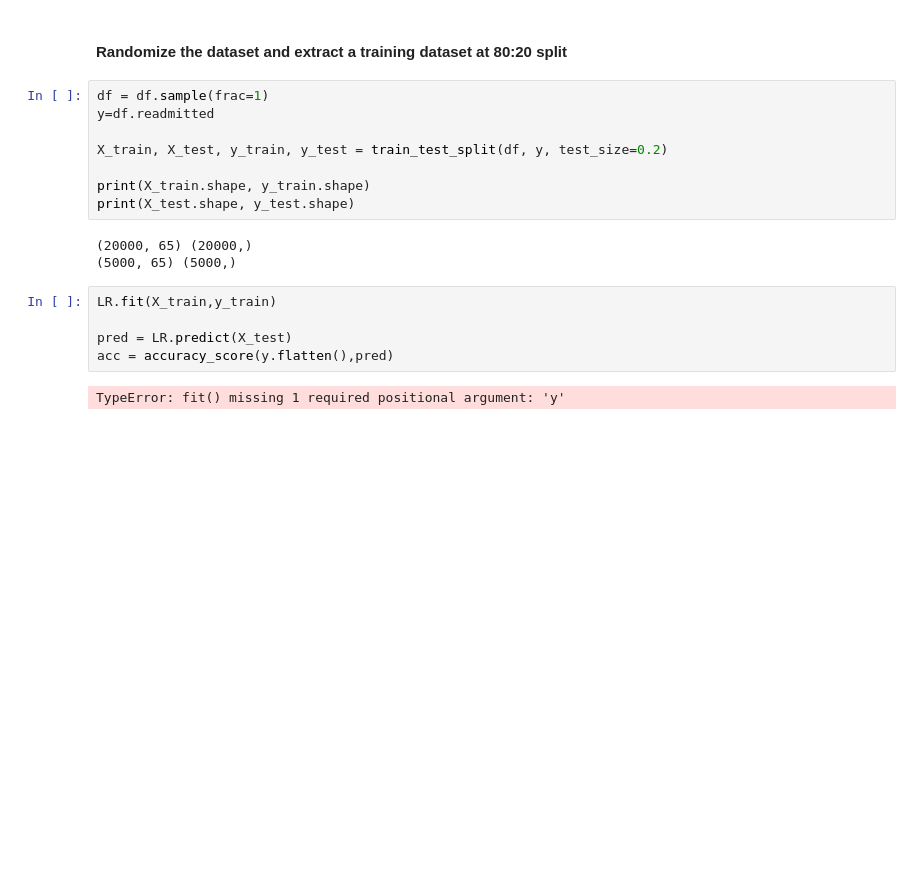
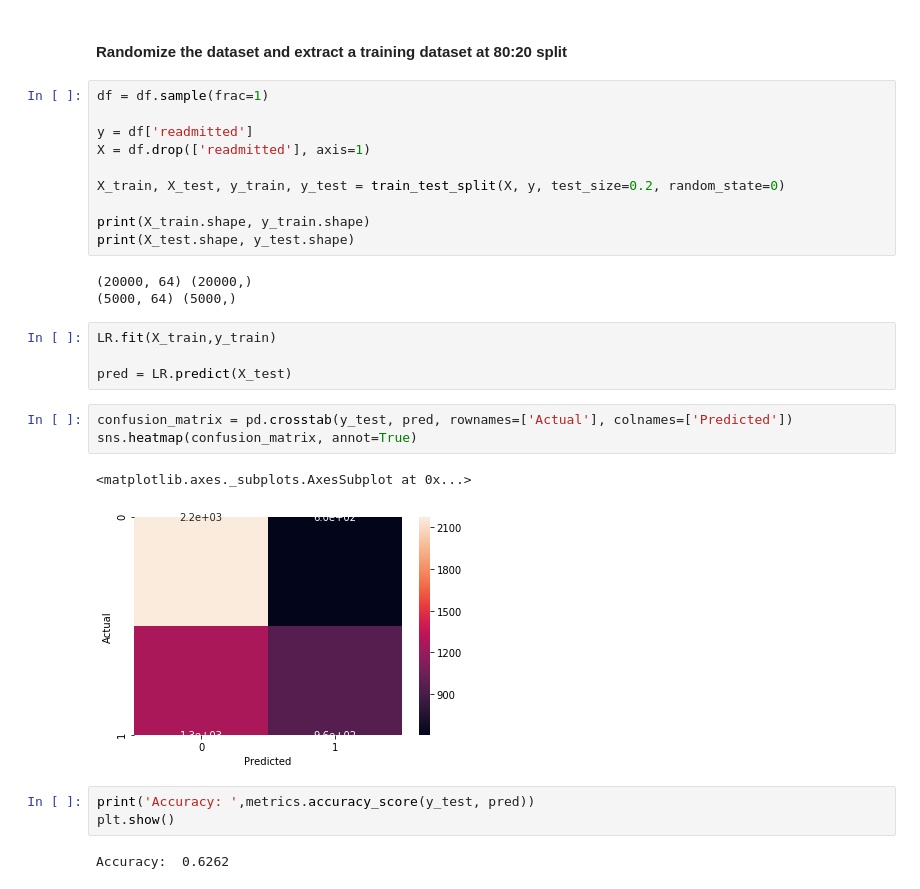
Before and after one commit to a-dodds-datascience/Northeastern_Uni_Work_, a Jupyter notebook: Patient Re-Admission Modeling (VIM Proof of Concept).ipynb, the cells around one changed output. Drawn from its saved outputs; the diff is of its cells as text; blank space fills up the shorter version.

```diff
--- a/Patient Re-Admission Modeling (VIM Proof of Concept).ipynb
+++ b/Patient Re-Admission Modeling (VIM Proof of Concept).ipynb
@@ -73,19 +84,29 @@ Text(0, 0.5, 'Number of Patients')
 #### Randomize the dataset and extract a training dataset at 80:20 split
 # %%
 df = df.sample(frac=1)
-y=df.readmitted
 
-X_train, X_test, y_train, y_test = train_test_split(df, y, test_size=0.2)
+y = df['readmitted']
+X = df.drop(['readmitted'], axis=1)
+
+X_train, X_test, y_train, y_test = train_test_split(X, y, test_size=0.2, random_state=0)
 
 print(X_train.shape, y_train.shape)
 print(X_test.shape, y_test.shape)
 # %% [output]
-(20000, 65) (20000,)
-(5000, 65) (5000,)
+(20000, 64) (20000,)
+(5000, 64) (5000,)
 # %%
 LR.fit(X_train,y_train)
 
 pred = LR.predict(X_test)
-acc = accuracy_score(y.flatten(),pred)
-# %% [output]
-TypeError: fit() missing 1 required positional argument: 'y'
+# %%
+confusion_matrix = pd.crosstab(y_test, pred, rownames=['Actual'], colnames=['Predicted'])
+sns.heatmap(confusion_matrix, annot=True)
+# %% [output]
+<matplotlib.axes._subplots.AxesSubplot at 0x...>
+[figure, added]
+# %%
+print('Accuracy: ',metrics.accuracy_score(y_test, pred))
+plt.show()
+# %% [output]
+Accuracy:  0.6262
```
Also changed, not shown: parts of 5 cells of this notebook.
